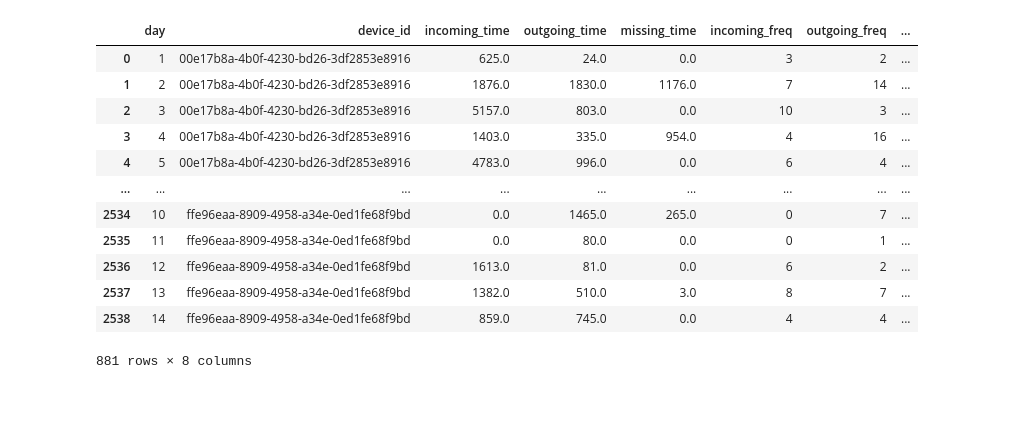
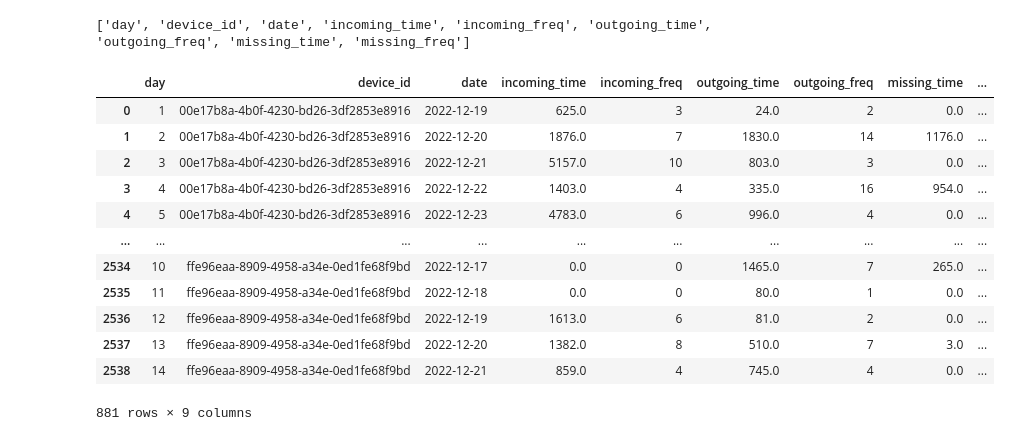
Before and after one commit to memari-majid/jhu_centering, a Jupyter notebook: first_half_vs_second_half/calls.ipynb, the cells around one changed output. Drawn from its saved outputs; the diff is of its cells as text; code cells hidden in the pictures; blank space fills up the shorter version.

```diff
--- a/first_half_vs_second_half/calls.ipynb
+++ b/first_half_vs_second_half/calls.ipynb
@@ -10,6 +10,12 @@ import copy
 pd.options.mode.chained_assignment = None
 # %%
 df = pd.read_csv("/home/memari/jhu_centering/tables/calls_cleaned.csv",parse_dates=['date'])
+# %%
+col = df.columns.tolist()
+col.insert(0,'day')
+print(col)
+# %% [output]
+['day', 'device_id', 'date', 'incoming_time', 'incoming_freq', 'outgoing_time', 'outgoing_freq', 'missing_time', 'missing_freq']
 # %%
 # find the first day
 def find_first_day(device_id, df):
@@ -26,21 +32,19 @@ def halve(df):
     return df_1_14,df_15_28
 df_1_14,df_15_28 = halve(df)
 # %%
-df_plot_1_14 = copy.deepcopy(df_1_14)
-#df_plot = df_plot.merge(df_group[['device_id','Group']], on = 'device_id', how = 'left')
-df_plot_1_14 = df_plot_1_14[['day','device_id','incoming_time','outgoing_time','missing_time','incoming_freq','outgoing_freq','missing_freq']]
-df_plot_1_14
+df_1_14 = df_1_14[col]
+df_15_28 = df_15_28[col]
 # %% [output]
-|  | day | device_id | incoming_time | outgoing_time | missing_time | incoming_freq | outgoing_freq | ... |
-| 0 | 1 | 00e17b8a-4b0f-4230-bd26-3df2853e8916 | 625.0 | 24.0 | 0.0 | 3 | 2 | ... |
-| 1 | 2 | 00e17b8a-4b0f-4230-bd26-3df2853e8916 | 1876.0 | 1830.0 | 1176.0 | 7 | 14 | ... |
-| 2 | 3 | 00e17b8a-4b0f-4230-bd26-3df2853e8916 | 5157.0 | 803.0 | 0.0 | 10 | 3 | ... |
-| 3 | 4 | 00e17b8a-4b0f-4230-bd26-3df2853e8916 | 1403.0 | 335.0 | 954.0 | 4 | 16 | ... |
-| 4 | 5 | 00e17b8a-4b0f-4230-bd26-3df2853e8916 | 4783.0 | 996.0 | 0.0 | 6 | 4 | ... |
-| ... | ... | ... | ... | ... | ... | ... | ... | ... |
-| 2534 | 10 | ffe96eaa-8909-4958-a34e-0ed1fe68f9bd | 0.0 | 1465.0 | 265.0 | 0 | 7 | ... |
-| 2535 | 11 | ffe96eaa-8909-4958-a34e-0ed1fe68f9bd | 0.0 | 80.0 | 0.0 | 0 | 1 | ... |
-| 2536 | 12 | ffe96eaa-8909-4958-a34e-0ed1fe68f9bd | 1613.0 | 81.0 | 0.0 | 6 | 2 | ... |
-| 2537 | 13 | ffe96eaa-8909-4958-a34e-0ed1fe68f9bd | 1382.0 | 510.0 | 3.0 | 8 | 7 | ... |
-| 2538 | 14 | ffe96eaa-8909-4958-a34e-0ed1fe68f9bd | 859.0 | 745.0 | 0.0 | 4 | 4 | ... |
+|  | day | device_id | date | incoming_time | incoming_freq | outgoing_time | outgoing_freq | missing_time | ... |
+| 0 | 1 | 00e17b8a-4b0f-4230-bd26-3df2853e8916 | 2022-12-19 | 625.0 | 3 | 24.0 | 2 | 0.0 | ... |
+| 1 | 2 | 00e17b8a-4b0f-4230-bd26-3df2853e8916 | 2022-12-20 | 1876.0 | 7 | 1830.0 | 14 | 1176.0 | ... |
+| 2 | 3 | 00e17b8a-4b0f-4230-bd26-3df2853e8916 | 2022-12-21 | 5157.0 | 10 | 803.0 | 3 | 0.0 | ... |
+| 3 | 4 | 00e17b8a-4b0f-4230-bd26-3df2853e8916 | 2022-12-22 | 1403.0 | 4 | 335.0 | 16 | 954.0 | ... |
+| 4 | 5 | 00e17b8a-4b0f-4230-bd26-3df2853e8916 | 2022-12-23 | 4783.0 | 6 | 996.0 | 4 | 0.0 | ... |
+| ... | ... | ... | ... | ... | ... | ... | ... | ... | ... |
+| 2534 | 10 | ffe96eaa-8909-4958-a34e-0ed1fe68f9bd | 2022-12-17 | 0.0 | 0 | 1465.0 | 7 | 265.0 | ... |
+| 2535 | 11 | ffe96eaa-8909-4958-a34e-0ed1fe68f9bd | 2022-12-18 | 0.0 | 0 | 80.0 | 1 | 0.0 | ... |
+| 2536 | 12 | ffe96eaa-8909-4958-a34e-0ed1fe68f9bd | 2022-12-19 | 1613.0 | 6 | 81.0 | 2 | 0.0 | ... |
+| 2537 | 13 | ffe96eaa-8909-4958-a34e-0ed1fe68f9bd | 2022-12-20 | 1382.0 | 8 | 510.0 | 7 | 3.0 | ... |
+| 2538 | 14 | ffe96eaa-8909-4958-a34e-0ed1fe68f9bd | 2022-12-21 | 859.0 | 4 | 745.0 | 4 | 0.0 | ... |
-881 rows × 8 columns
+881 rows × 9 columns
```
Also changed, not shown: parts of 8 cells of this notebook, 2 other files.
